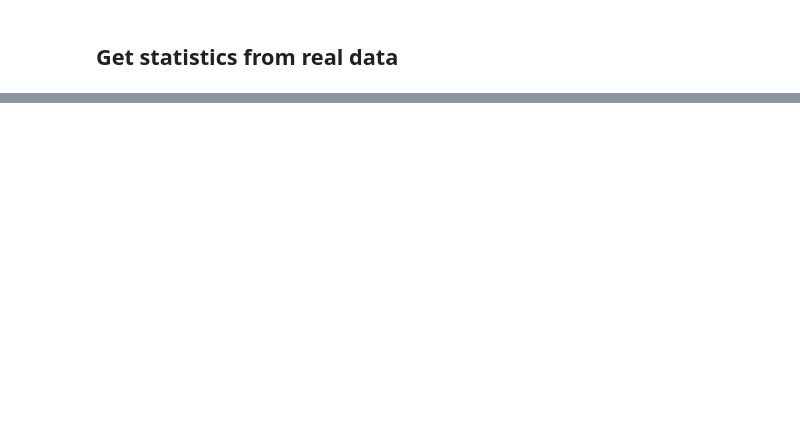
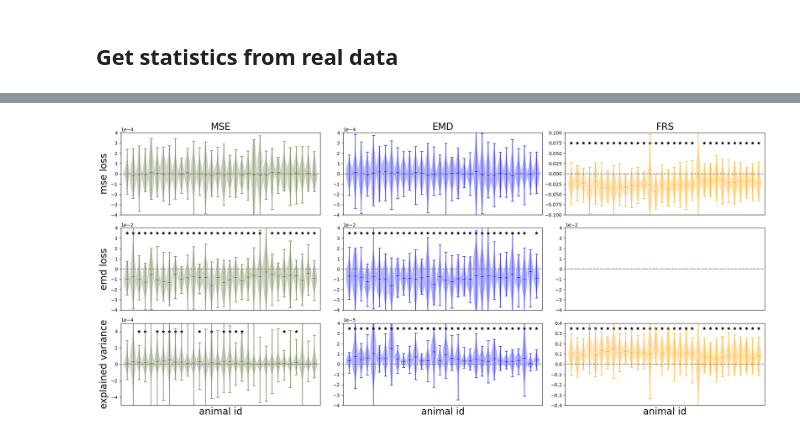
Before and after one commit to AntoineGrimaldi/wassa, a Jupyter notebook: results_paper/figure_4_allendataset_results_whole_dataset.ipynb, the cells around one changed output, grey strips where cells are left out. Saved outputs shown, nothing was run; the diff lists cells and outputs as text; code cells hidden in the pictures; blank space fills up the shorter version.

Commit message:
figure 3 all

```diff
--- a/results_paper/figure_4_allendataset_results_whole_dataset.ipynb
+++ b/results_paper/figure_4_allendataset_results_whole_dataset.ipynb
@@ -146,6 +32,6 @@ saving_path = 'results/wassa_allen_'
 metric_names = ['training loss', 'testing loss', 'activations', 'explained variance']
 # %%
-results_emd = reconstruction_comparison(dataset_name,training_parameters_emd,metric_names,saving_path=saving_path,device=device)
+results_emd = allen_reconstruction_comparison(dataset_name,training_parameters_emd,metric_names,saving_path=saving_path,device=device)
 # %%
 training_parameters_mse = {
     'kernel_size' : (1, 1, 1),
@@ -153,7 +39,7 @@ training_parameters_mse = {
     'activation' : 'conv',
     'sigmoid' : False,
     'kernels_norm' : 2,
-    'N_learnsteps' : 600
+    'N_learnsteps' : 600,
     'learning_rate' : .05,
     'penalty_type' : [None],
     'lambda' : [0],
@@ -167,2 +51,2 @@ SyntaxError: invalid syntax. Perhaps you forgot a comma? (907851599.py, line 7)
 # %%
-results_mse = reconstruction_comparison(dataset_name,training_parameters_mse,metric_names,saving_path=saving_path,device=device)
+results_mse = allen_reconstruction_comparison(dataset_name,training_parameters_mse,metric_names,saving_path=saving_path,device=device)
@@ -202,4 +67,4 @@ training_parameters_frs = {
     'normalize_input' : False
 }
 # %%
-results_frs = reconstruction_comparison(dataset_name,training_parameters_mse,metric_names,frs=True,saving_path=saving_path,device=device)
+results_frs = allen_reconstruction_comparison(dataset_name,training_parameters_mse,metric_names,frs=True,saving_path=saving_path,device=device)
@@ -270,2 +71,84 @@ fig.tight_layout()
+# %%
+all_metrics = ['mse loss', 'emd loss', 'explained variance']
+fig, ax = plt.subplots(len(all_metrics),3,figsize=(20,9))
+
+separation_coef = .5
+offset = 1
+significance_threshold = 1e-3
+
+for i in range(len(all_metrics)):
+    if i == 0:
+        amp = .075
+    else:
+        amp = 3.5e-2
+
+    reshaped = results_mse[:,i].reshape(32,100,3).swapaxes(0,2)
+    results_mse_per_animal = reshaped[1]-reshaped[2]
+    ax[i,0] = make_violin(ax[i,0],results_mse_per_animal,['darkolivegreen'], separation_coef=separation_coef, offset=offset)
+    for a in range(32):
+        if i == 2:
+            amp = 4e-4
+            t_stat, p_value = scipy.stats.wilcoxon(results_mse_per_animal[:,a],alternative='greater')
+        else:
+            t_stat, p_value = scipy.stats.wilcoxon(results_mse_per_animal[:,a],alternative='less')
+        if p_value < significance_threshold:
+            ax[i,0].scatter(offset+a*separation_coef,amp,marker='*',color='black')
+    ax[i,0].set_xticks([])
+    ax[i,0].set_ylabel(all_metrics[i],fontsize=20)
+    ax[i,0].ticklabel_format(axis='both', style='sci', scilimits=(-2,1))
+    ax[i,0].hlines(0,0,results_mse_per_animal.shape[1]*separation_coef+1,linestyles='dashed',colors='grey')
+    ax[i,0].set_xlim([separation_coef,results_mse_per_animal.shape[1]*separation_coef+1])
+
+    reshaped = results_emd[:,i].reshape(32,100,3).swapaxes(0,2)
+    results_emd_per_animal = reshaped[1]-reshaped[2]
+    ax[i,1] = make_violin(ax[i,1],results_emd_per_animal,'blue')
+    for a in range(32):
+        if i == 2:
+            amp = 3.5e-5
+            t_stat, p_value = scipy.stats.wilcoxon(results_emd_per_animal[:,a],alternative='greater')
+        else:
+            t_stat, p_value = scipy.stats.wilcoxon(results_emd_per_animal[:,a],alternative='less')
+        if p_value < significance_threshold:
+            ax[i,1].scatter(offset+a*separation_coef,amp,marker='*',color='black')
+    ax[i,1].set_xticks([])
+    #ax[i,1].set_ylim([min(np.quantile(results_emd[:,i],.1,axis=0)), max(np.quantile(results_emd[:,i],.9,axis=0))])
+    ax[i,1].ticklabel_format(axis='both', style='sci', scilimits=(-2,1))
+    ax[i,1].hlines(0,0,results_mse_per_animal.shape[1]*separation_coef+1,linestyles='dashed',colors='grey')
+    ax[i,1].set_xlim([separation_coef,results_mse_per_animal.shape[1]*separation_coef+1])
+
+    reshaped = results_frs[:,i].reshape(32,100,3).swapaxes(0,2)
+    results_frs_per_animal = reshaped[1]-reshaped[2]
+    ax[i,2] = make_violin(ax[i,2],results_frs_per_animal,'orange')
+    for a in range(32):
+        if i == 2:
+            amp = 3.5e-1
+            t_stat, p_value = scipy.stats.wilcoxon(results_frs_per_animal[:,a],alternative='greater')
+        else:
+            t_stat, p_value = scipy.stats.wilcoxon(results_frs_per_animal[:,a],alternative='less')
+        if p_value < significance_threshold:
+            ax[i,2].scatter(offset+a*separation_coef,amp,marker='*',color='black')
+    ax[i,2].set_xticks([])
+    ax[i,2].ticklabel_format(axis='both', style='sci', scilimits=(-2,1))
+    ax[i,2].hlines(0,0,results_mse_per_animal.shape[1]*separation_coef+1,linestyles='dashed',colors='grey')
+    ax[i,2].set_xlim([separation_coef,results_mse_per_animal.shape[1]*separation_coef+1])
+
+ax[0,0].set_title('MSE',fontsize=20)
+ax[0,0].set_ylim([-4e-4,4e-4])
+ax[0,1].set_title('EMD',fontsize=20)
+ax[0,1].set_ylim([-4e-4,4e-4])
+ax[0,2].set_title('FRS',fontsize=20)
+ax[0,2].set_ylim([-.1,.1])
+ax[1,1].set_ylim([-4e-2,4e-2])
+ax[1,0].set_ylim([-4e-2,4e-2])
+ax[1,2].set_ylim([-4e-2,4e-2])
+ax[2,1].set_ylim([-4e-5,4e-5])
+ax[2,0].set_ylim([-5e-4,5e-4])
+ax[2,2].set_ylim([-.4,.4])
+for c in range(3):
+    ax[2,c].set_xlabel('animal id',fontsize=20)
+
+fig.tight_layout()
+# %% [output]
+[figure, added]
 # %%
 fig.savefig('../figures/results_allen_per_animal.pdf', bbox_inches = 'tight')
```
Also changed, not shown: parts of 64 cells of this notebook, 9 other files.
